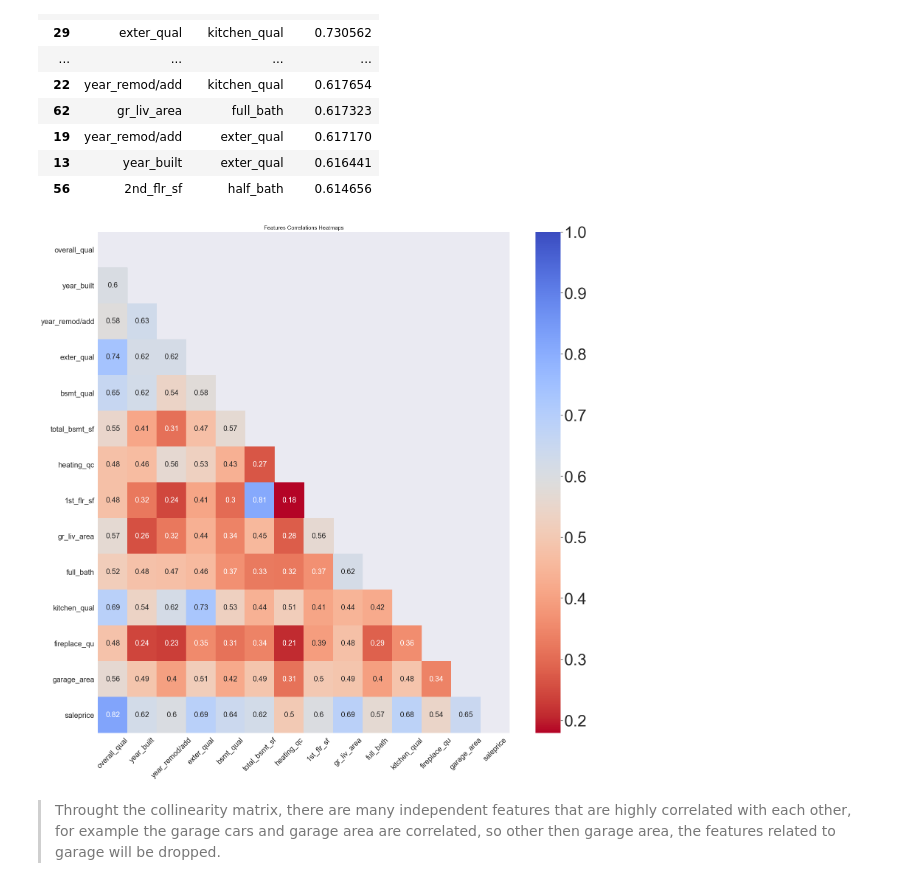
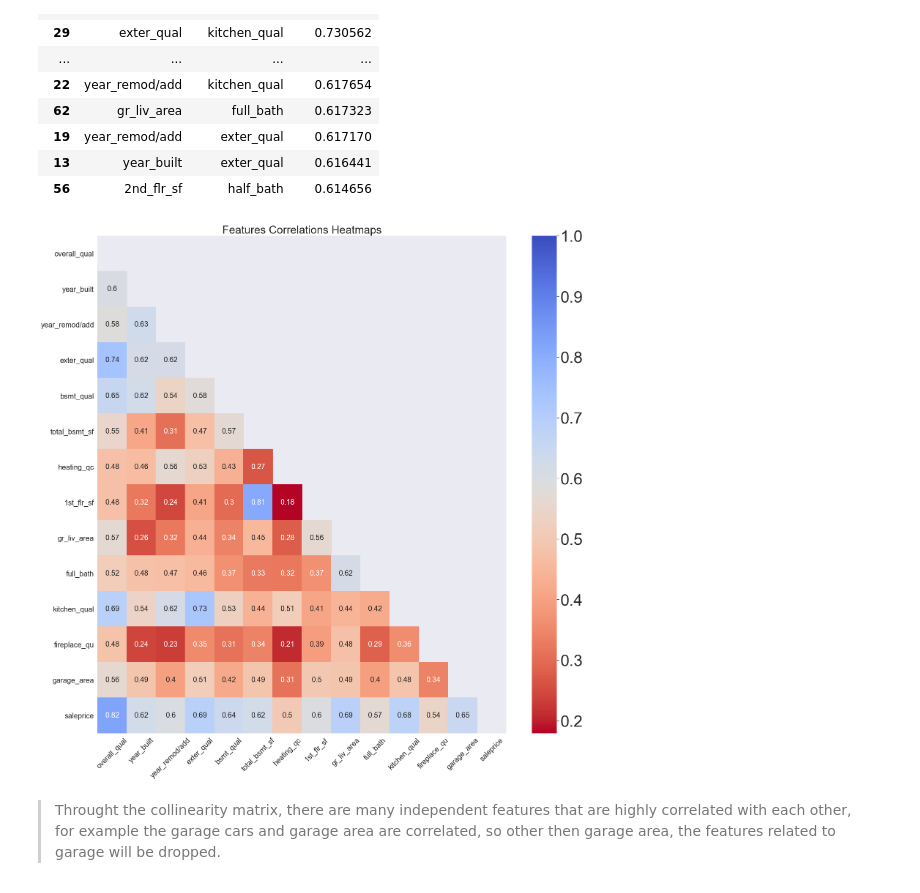
Before and after one commit to SongYuan-89/dsiprojects, a Jupyter notebook: Project_2/code/03. Data Analysis and Modeling-R1.ipynb, the cells around one changed output. Cells and saved outputs as stored; diff of their text form; code cells hidden in the pictures.

```diff
--- a/Project_2/code/03. Data Analysis and Modeling-R1.ipynb
+++ b/Project_2/code/03. Data Analysis and Modeling-R1.ipynb
@@ -253,29 +279,29 @@ high_corr.head(30)
 # %%
 corr_map = train_df.corr()
 best_features = corr_map.index[abs(corr_map["saleprice"])>0.5]
 
 # Set the default matplotlib figure size to 20x14:
 fix, ax = plt.subplots(figsize=(25,25))
 sns.set(font_scale=4)
 
 # Generate a mask for the upper triangle
 mask = np.zeros_like(train_df[best_features].corr(), dtype=np.bool)
 mask[np.triu_indices_from(mask)] = True
 
 # Plot the heatmap with seaborn.
 # Assign the matplotlib axis the function returns.
 ax = sns.heatmap(train_df[best_features].corr(), mask=mask, ax=ax, cmap="coolwarm_r", annot=True,annot_kws={"size": 20})
 
 # Resize and re-orientate the labels to improve the readability of the lables for each features.
 ax.set_xticklabels(ax.xaxis.get_ticklabels(), fontsize=20)
 ax.set_yticklabels(ax.yaxis.get_ticklabels(), fontsize=20)
 plt.xticks(rotation=45)
 plt.yticks(rotation=0)
 
-plt.title(label = "Features Correlations Heatmaps", loc='center', fontsize = 15)
+plt.title(label = "Features Correlations Heatmaps", loc='center', fontsize = 30)
 plt.show()
 # %% [output]
-[figure, old version]
+[figure, new version]
 # %% [markdown]
 > Throught the collinearity matrix, there are many independent features that are highly correlated with each other, for example the garage cars and garage area are correlated, so other then garage area, the features related to garage will be dropped.
 # %% [markdown]
```
Also changed, not shown: parts of 27 cells of this notebook, 3 other files.
